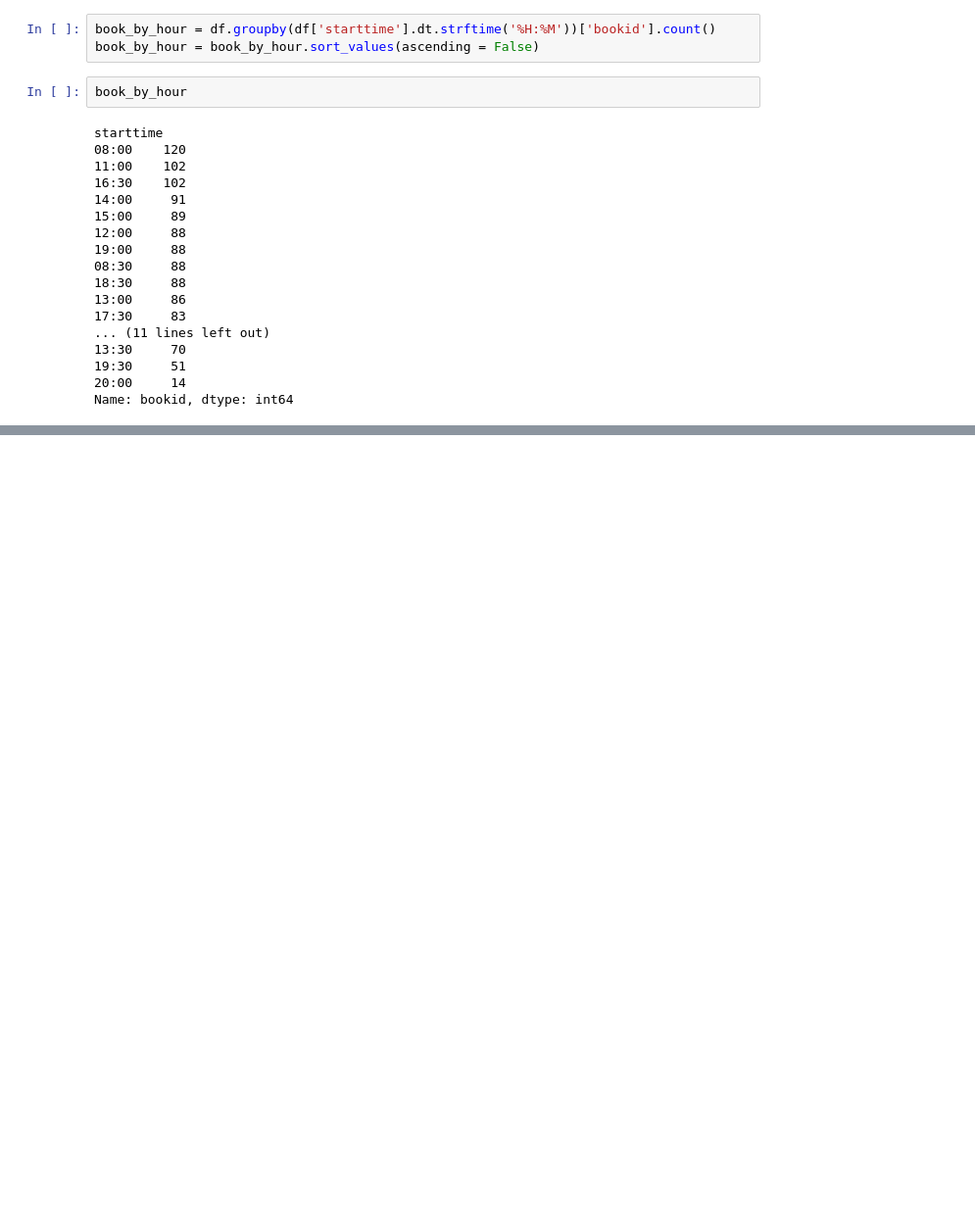
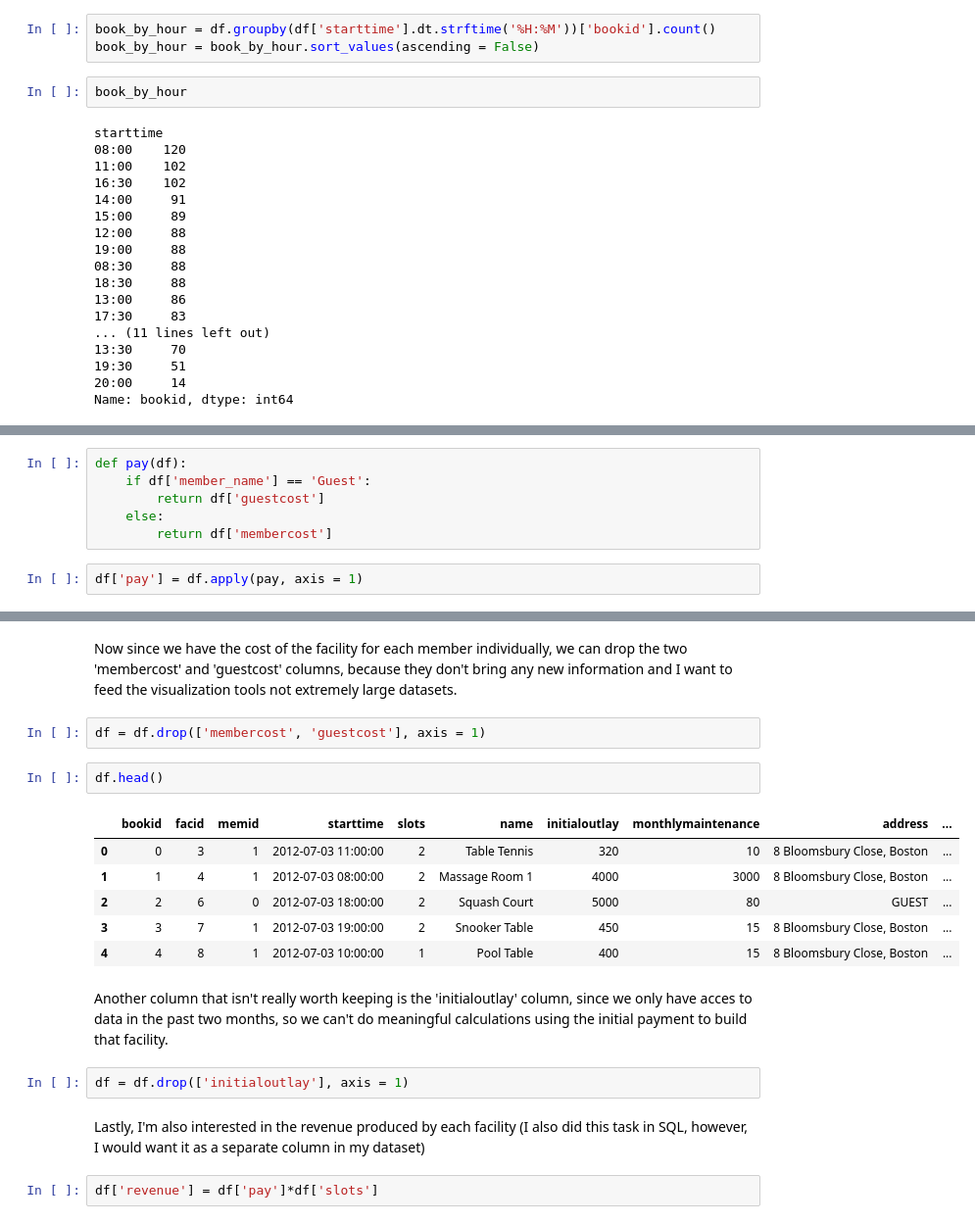
Before and after one commit to MarkusZetes/Personal-Projects, a Jupyter notebook: Analysis of sports and entertainment company using mySQL, Python, Tableau or PowerBI.ipynb, the cells around one changed output, grey strips where cells are left out. Shown at 98% size. Drawn from its saved outputs; the diff is of its cells as text; blank space fills up the shorter version.

```diff
--- a/Analysis of sports and entertainment company using mySQL, Python, Tableau or PowerBI.ipynb
+++ b/Analysis of sports and entertainment company using mySQL, Python, Tableau or PowerBI.ipynb
@@ -278,0 +385,8 @@ Again we come across an interesting insight, a lot of people prefer to book some
+# %%
+def pay(df):
+    if df['member_name'] == 'Guest':
+        return df['guestcost']
+    else:
+        return df['membercost']
+# %%
+df['pay'] = df.apply(pay, axis = 1)
@@ -278,0 +402,21 @@ Again we come across an interesting insight, a lot of people prefer to book some
+# %% [markdown]
+Now since we have the cost of the facility for each member individually, we can drop the two 'membercost' and 'guestcost' columns, because they don't bring any new information and I want to feed the visualization tools not extremely large datasets.
+# %%
+df = df.drop(['membercost', 'guestcost'], axis = 1)
+# %%
+df.head()
+# %% [output]
+|  | bookid | facid | memid | starttime | slots | name | initialoutlay | monthlymaintenance | address | ... |
+| 0 | 0 | 3 | 1 | 2012-07-03 11:00:00 | 2 | Table Tennis | 320 | 10 | 8 Bloomsbury Close, Boston | ... |
+| 1 | 1 | 4 | 1 | 2012-07-03 08:00:00 | 2 | Massage Room 1 | 4000 | 3000 | 8 Bloomsbury Close, Boston | ... |
+| 2 | 2 | 6 | 0 | 2012-07-03 18:00:00 | 2 | Squash Court | 5000 | 80 | GUEST | ... |
+| 3 | 3 | 7 | 1 | 2012-07-03 19:00:00 | 2 | Snooker Table | 450 | 15 | 8 Bloomsbury Close, Boston | ... |
+| 4 | 4 | 8 | 1 | 2012-07-03 10:00:00 | 1 | Pool Table | 400 | 15 | 8 Bloomsbury Close, Boston | ... |
+# %% [markdown]
+Another column that isn't really worth keeping is the 'initialoutlay' column, since we only have acces to data in the past two months, so we can't do meaningful calculations using the initial payment to build that facility.
+# %%
+df = df.drop(['initialoutlay'], axis = 1)
+# %% [markdown]
+Lastly, I'm also interested in the revenue produced by each facility (I also did this task in SQL, however, I would want it as a separate column in my dataset)
+# %%
+df['revenue'] = df['pay']*df['slots']
```
Also changed, not shown: parts of 29 cells of this notebook.
